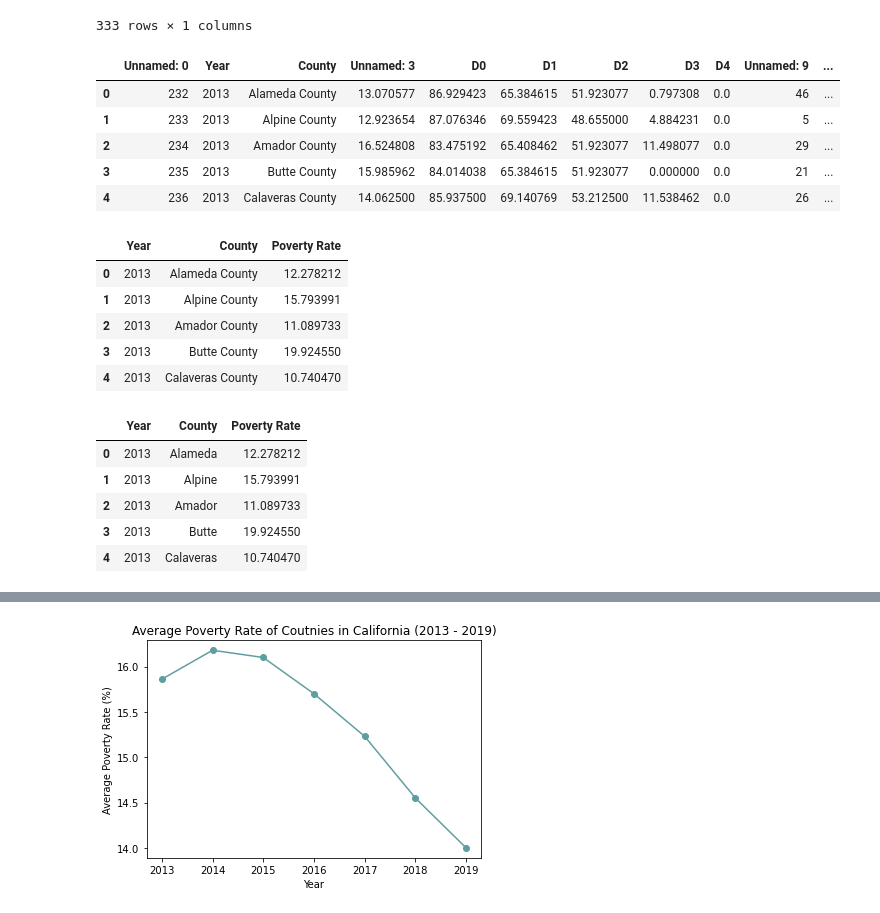
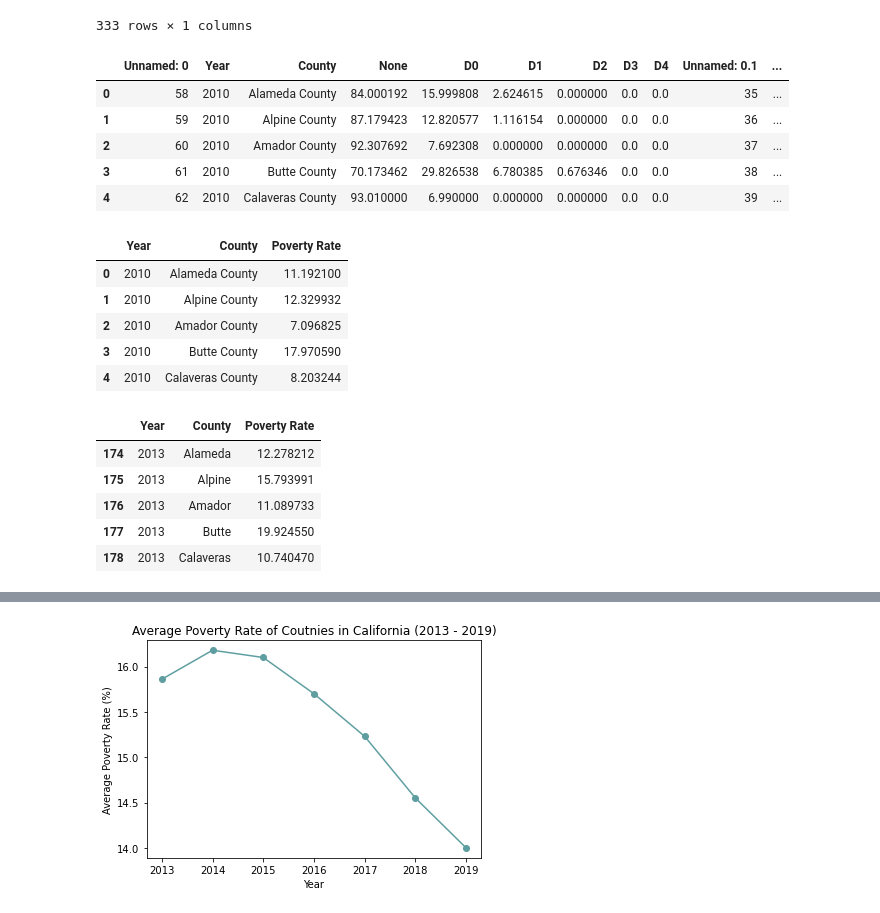
Before and after one commit to KeSavanh/Project_1, a Jupyter notebook: Melina/wildfire_analysis/WildFireAnalysis.ipynb, the cells around one changed output, grey strips where cells are left out. Drawn from its saved outputs; the diff is of its cells as text; code cells hidden in the pictures.

```diff
--- a/Melina/wildfire_analysis/WildFireAnalysis.ipynb
+++ b/Melina/wildfire_analysis/WildFireAnalysis.ipynb
@@ -112,18 +112,18 @@ fire_filtered
 |  | Yuba | 268.0 |
 333 rows × 1 columns
 # %%
-census_csv = '../data_files/drought_census_2013_2019.csv'
+census_csv = '../data_files/drought_census_2010_2019.csv'
 
 census_data = pd.read_csv(census_csv)
 
 census_data.head()
 # %% [output]
-|  | Unnamed: 0 | Year | County | Unnamed: 3 | D0 | D1 | D2 | D3 | D4 | Unnamed: 9 | ... |
-| 0 | 232 | 2013 | Alameda County | 13.070577 | 86.929423 | 65.384615 | 51.923077 | 0.797308 | 0.0 | 46 | ... |
-| 1 | 233 | 2013 | Alpine County | 12.923654 | 87.076346 | 69.559423 | 48.655000 | 4.884231 | 0.0 | 5 | ... |
-| 2 | 234 | 2013 | Amador County | 16.524808 | 83.475192 | 65.408462 | 51.923077 | 11.498077 | 0.0 | 29 | ... |
-| 3 | 235 | 2013 | Butte County | 15.985962 | 84.014038 | 65.384615 | 51.923077 | 0.000000 | 0.0 | 21 | ... |
-| 4 | 236 | 2013 | Calaveras County | 14.062500 | 85.937500 | 69.140769 | 53.212500 | 11.538462 | 0.0 | 26 | ... |
+|  | Unnamed: 0 | Year | County | None | D0 | D1 | D2 | D3 | D4 | Unnamed: 0.1 | ... |
+| 0 | 58 | 2010 | Alameda County | 84.000192 | 15.999808 | 2.624615 | 0.000000 | 0.0 | 0.0 | 35 | ... |
+| 1 | 59 | 2010 | Alpine County | 87.179423 | 12.820577 | 1.116154 | 0.000000 | 0.0 | 0.0 | 36 | ... |
+| 2 | 60 | 2010 | Amador County | 92.307692 | 7.692308 | 0.000000 | 0.000000 | 0.0 | 0.0 | 37 | ... |
+| 3 | 61 | 2010 | Butte County | 70.173462 | 29.826538 | 6.780385 | 0.676346 | 0.0 | 0.0 | 38 | ... |
+| 4 | 62 | 2010 | Calaveras County | 93.010000 | 6.990000 | 0.000000 | 0.000000 | 0.0 | 0.0 | 39 | ... |
 # %%
 # Create data frame from csv census
 
@@ -140,11 +140,11 @@ census_df = pd.DataFrame({
 census_df.head()
 # %% [output]
 |  | Year | County | Poverty Rate |
-| 0 | 2013 | Alameda County | 12.278212 |
-| 1 | 2013 | Alpine County | 15.793991 |
-| 2 | 2013 | Amador County | 11.089733 |
-| 3 | 2013 | Butte County | 19.924550 |
-| 4 | 2013 | Calaveras County | 10.740470 |
+| 0 | 2010 | Alameda County | 11.192100 |
+| 1 | 2010 | Alpine County | 12.329932 |
+| 2 | 2010 | Amador County | 7.096825 |
+| 3 | 2010 | Butte County | 17.970590 |
+| 4 | 2010 | Calaveras County | 8.203244 |
 # %%
 # Remove the word 'County' from the County column
 
@@ -156,8 +156,8 @@ census_df.County = county_list
 census_df.head()
 # %% [output]
 |  | Year | County | Poverty Rate |
-| 0 | 2013 | Alameda | 12.278212 |
-| 1 | 2013 | Alpine | 15.793991 |
-| 2 | 2013 | Amador | 11.089733 |
-| 3 | 2013 | Butte | 19.924550 |
-| 4 | 2013 | Calaveras | 10.740470 |
+| 174 | 2013 | Alameda | 12.278212 |
+| 175 | 2013 | Alpine | 15.793991 |
+| 176 | 2013 | Amador | 11.089733 |
+| 177 | 2013 | Butte | 19.924550 |
+| 178 | 2013 | Calaveras | 10.740470 |
```
Also changed, not shown: parts of 3 cells of this notebook, 2 other files.
